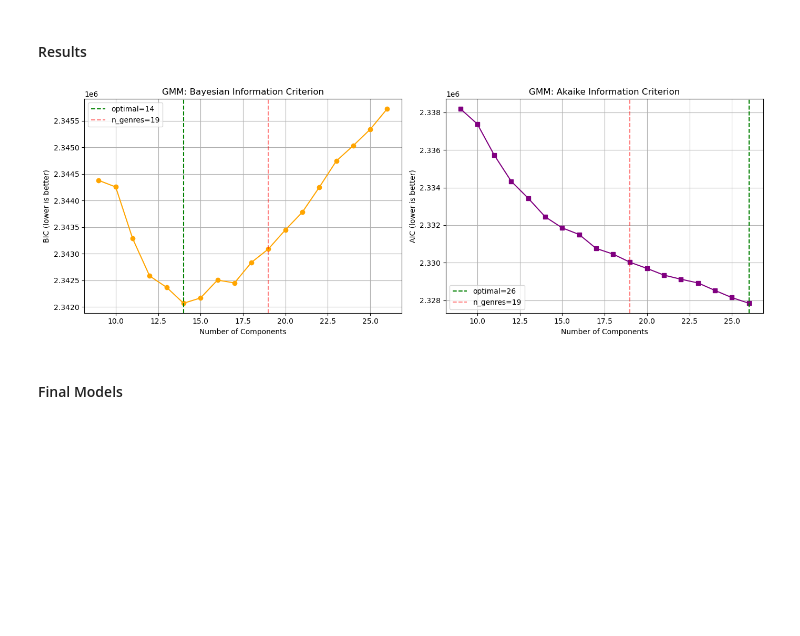
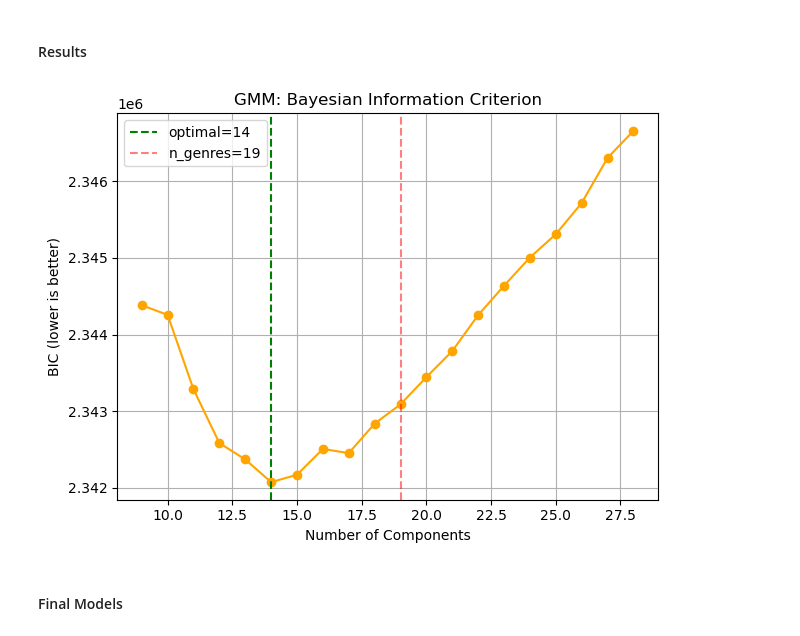
Before and after one commit to Jvnc0503/ML-Project2, a Jupyter notebook: clustering.ipynb, the cells around one changed output. Cells and saved outputs as stored; diff of their text form; code cells hidden in the pictures; blank space fills up the shorter version.

```diff
--- a/clustering.ipynb
+++ b/clustering.ipynb
@@ -40,14 +40,14 @@ movies = pd.concat([movies, pd.read_csv('data/test_complete.csv')], ignore_index
 - Suitable for poster features where visual styles form distinct groups
 # %%
 class KMeans:
-    def __init__(self, n_clusters=10, max_iters=100, tol=1e-4, random_state=42):
+    def __init__(self, n_clusters=10, max_iters=50, tol=1e-4, random_state=42):
         self.n_clusters = n_clusters
         self.max_iters = max_iters
         self.tol = tol
         self.random_state = random_state
-        np.random.seed(self.random_state)
 
     def fit(self, X):
+        np.random.seed(self.random_state)
         n_samples, n_features = X.shape
 
         self.centroids = self._kmeans_plus_plus(X)
@@ -130,7 +130,7 @@ for n in n_range:
     n_silhouettes = []
 
     for method, (features, movieIds) in reduction_methods.items():
-        kmeans = KMeans(n_clusters=n, max_iters=50)
+        kmeans = KMeans(n_clusters=n)
         labels = kmeans.fit_predict(features)
         sil = silhouette_score(features, labels)
         n_silhouettes.append(sil)
@@ -141,7 +141,7 @@ for n in n_range:
     print(f"Avg: {avg:.4f}\n")
 
 optimal_n_kmeans = list(n_range)[np.argmax(avg_silhouettes)]
-print(f"Optimal number of clusters for K-means based on average silhouette score: {optimal_n_kmeans}")
+print(f"Optimal number of clusters for K-means based on average Silhouette score: {optimal_n_kmeans}")
 # %% [output]
 Evaluating for n=9
     PCA: 0.0088
@@ -207,7 +210,7 @@ print("K-means models saved to 'models/' directory.")
 - Provides probability scores useful for recommendations
 # %%
 class GaussianMixtureModel:
-    def __init__(self, n_components=10, max_iters=100, tol=1e-4,
+    def __init__(self, n_components=10, max_iters=50, tol=1e-4,
                  reg_covar=1e-6, covariance_type='full', random_state=42):
         self.n_components = n_components
         self.max_iters = max_iters
@@ -215,9 +218,9 @@ class GaussianMixtureModel:
         self.reg_covar = reg_covar
         self.covariance_type = covariance_type
         self.random_state = random_state
-        np.random.seed(self.random_state)
 
     def fit(self, X):
+        np.random.seed(self.random_state)
         n_samples, n_features = X.shape
 
         kmeans = KMeans(n_clusters=self.n_components, random_state=self.random_state)
@@ -398,30 +382,18 @@ Optimal number of clusters for GMM:
 # %% [markdown]
 #### Results
 # %%
-fig, axes = plt.subplots(1, 2, figsize=(14, 5))
-
-axes[0].plot(n_range, avg_bics, marker='o', color='orange')
-axes[0].axvline(optimal_n_gmm_bic, color='green', linestyle='--', label=f'optimal={optimal_n_gmm_bic}')
-axes[0].axvline(n_genres, color='red', linestyle='--', alpha=0.5, label=f'n_genres={n_genres}')
-axes[0].set_xlabel('Number of Components')
-axes[0].set_ylabel('BIC (lower is better)')
-axes[0].set_title('GMM: Bayesian Information Criterion')
-axes[0].legend()
-axes[0].grid(True)
-
-axes[1].plot(n_range, avg_aics, marker='s', color='purple')
-axes[1].axvline(optimal_n_gmm_aic, color='green', linestyle='--', label=f'optimal={optimal_n_gmm_aic}')
-axes[1].axvline(n_genres, color='red', linestyle='--', alpha=0.5, label=f'n_genres={n_genres}')
-axes[1].set_xlabel('Number of Components')
-axes[1].set_ylabel('AIC (lower is better)')
-axes[1].set_title('GMM: Akaike Information Criterion')
-axes[1].legend()
-axes[1].grid(True)
-
+plt.plot(n_range, avg_bics, marker='o', color='orange')
+plt.axvline(optimal_n_gmm, color='green', linestyle='--', label=f'optimal={optimal_n_gmm}')
+plt.axvline(n_genres, color='red', linestyle='--', alpha=0.5, label=f'n_genres={n_genres}')
+plt.xlabel('Number of Components')
+plt.ylabel('BIC (lower is better)')
+plt.title('GMM: Bayesian Information Criterion')
+plt.legend()
+plt.grid(True)
 plt.tight_layout()
 plt.show()
 # %% [output]
-[figure, old version]
+[figure, new version]
 # %% [markdown]
 #### Final Models
 # %%
```
Also changed, not shown: parts of 5 cells of this notebook, 6 other files.
